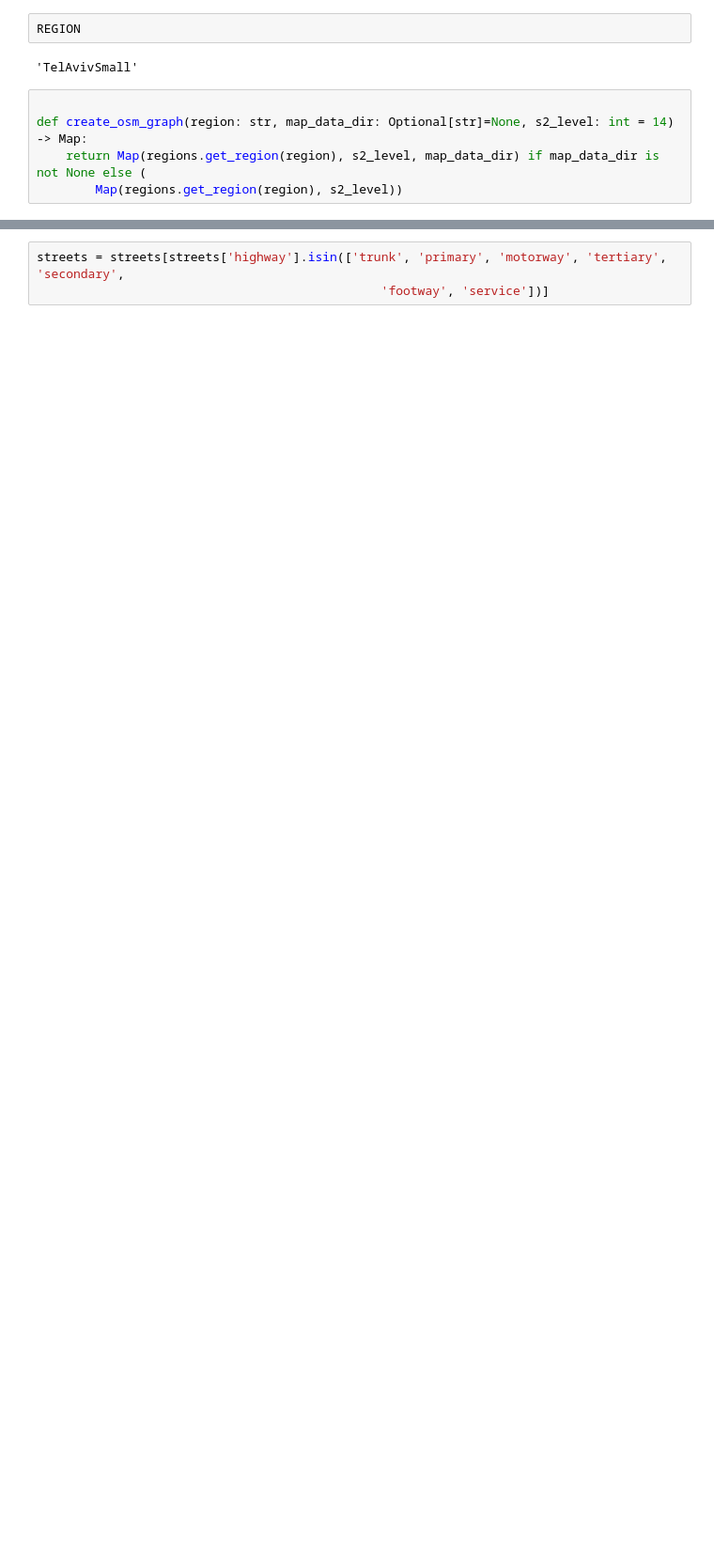
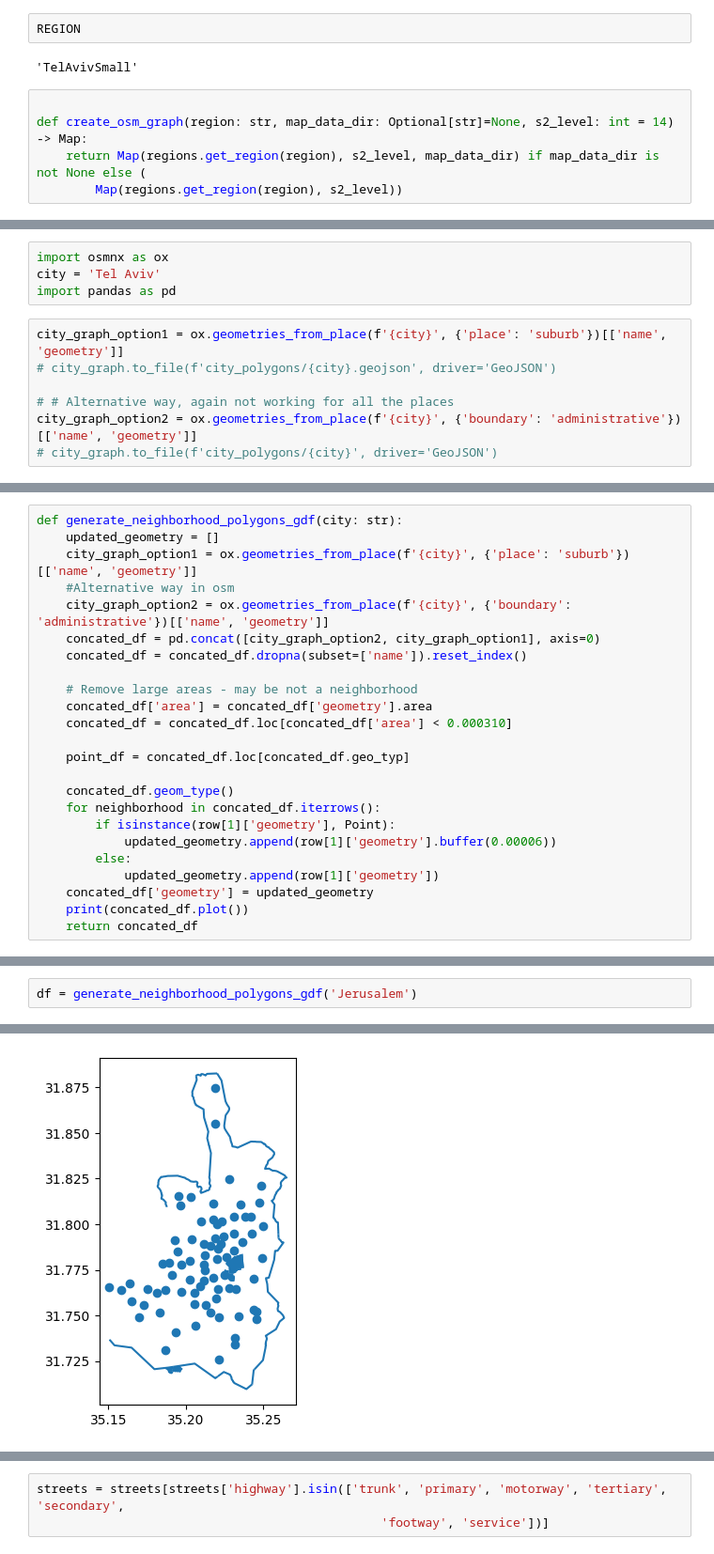
Before and after one commit to itaimondshine/NHEGEL, a Jupyter notebook: Untitled.ipynb, the cells around one changed output, grey strips where cells are left out. Shown: that part at 94% size. Saved outputs shown, nothing was run; the diff lists cells and outputs as text; blank space fills up the shorter version.

```diff
--- a/Untitled.ipynb
+++ b/Untitled.ipynb
@@ -51,0 +119,11 @@ module 'osmnx.distance' has no attribute 'get_nearest_edge'
+# %%
+import osmnx as ox
+city = 'Tel Aviv'
+import pandas as pd
+# %%
+city_graph_option1 = ox.geometries_from_place(f'{city}', {'place': 'suburb'})[['name', 'geometry']]
+# city_graph.to_file(f'city_polygons/{city}.geojson', driver='GeoJSON')
+
+# # Alternative way, again not working for all the places
+city_graph_option2 = ox.geometries_from_place(f'{city}', {'boundary': 'administrative'})[['name', 'geometry']]
+# city_graph.to_file(f'city_polygons/{city}', driver='GeoJSON')
@@ -51,0 +232,24 @@ module 'osmnx.distance' has no attribute 'get_nearest_edge'
+# %%
+def generate_neighborhood_polygons_gdf(city: str):
+    updated_geometry = []
+    city_graph_option1 = ox.geometries_from_place(f'{city}', {'place': 'suburb'})[['name', 'geometry']]
+    #Alternative way in osm
+    city_graph_option2 = ox.geometries_from_place(f'{city}', {'boundary': 'administrative'})[['name', 'geometry']]
+    concated_df = pd.concat([city_graph_option2, city_graph_option1], axis=0)
+    concated_df = concated_df.dropna(subset=['name']).reset_index()
+
+    # Remove large areas - may be not a neighborhood
+    concated_df['area'] = concated_df['geometry'].area
+    concated_df = concated_df.loc[concated_df['area'] < 0.000310]
+
+    point_df = concated_df.loc[concated_df.geo_typ]
+
+    concated_df.geom_type()
+    for neighborhood in concated_df.iterrows():
+        if isinstance(row[1]['geometry'], Point):
+            updated_geometry.append(row[1]['geometry'].buffer(0.00006))
+        else:
+            updated_geometry.append(row[1]['geometry'])
+    concated_df['geometry'] = updated_geometry
+    print(concated_df.plot())
+    return concated_df
@@ -51,0 +407,3 @@ module 'osmnx.distance' has no attribute 'get_nearest_edge'
+# %%
+df = generate_neighborhood_polygons_gdf('Jerusalem')
+# %% [output]
@@ -51,0 +412 @@ module 'osmnx.distance' has no attribute 'get_nearest_edge'
+[figure, added]
```
Also changed, not shown: parts of 103 cells of this notebook, 30 other files.
